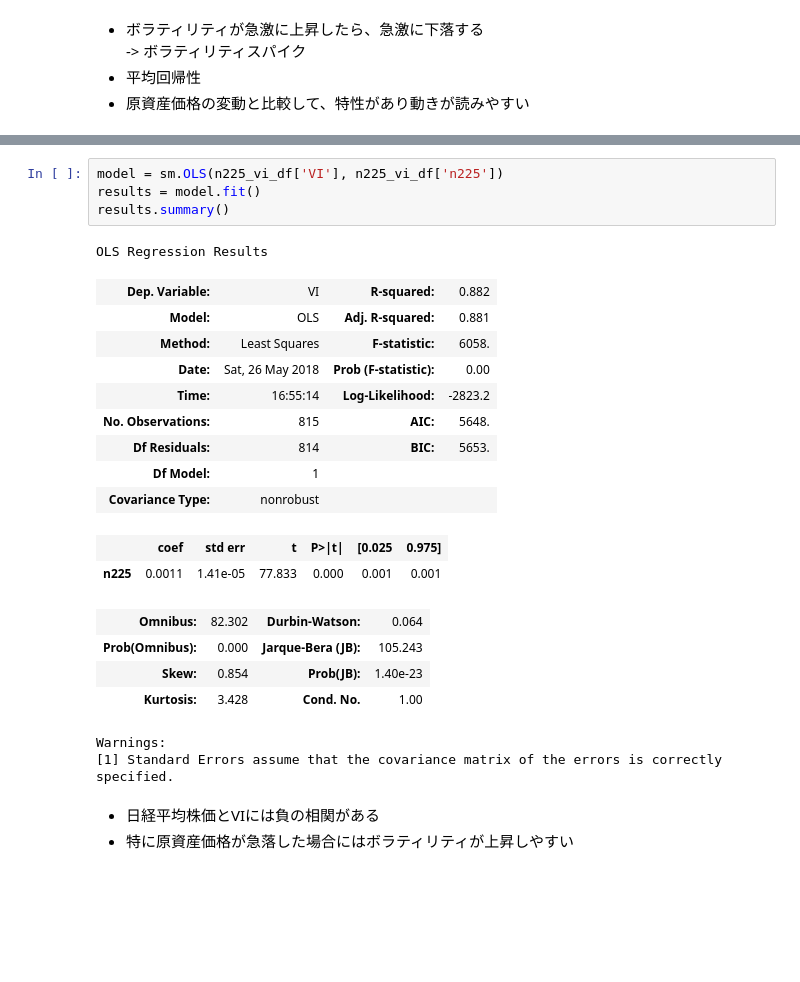
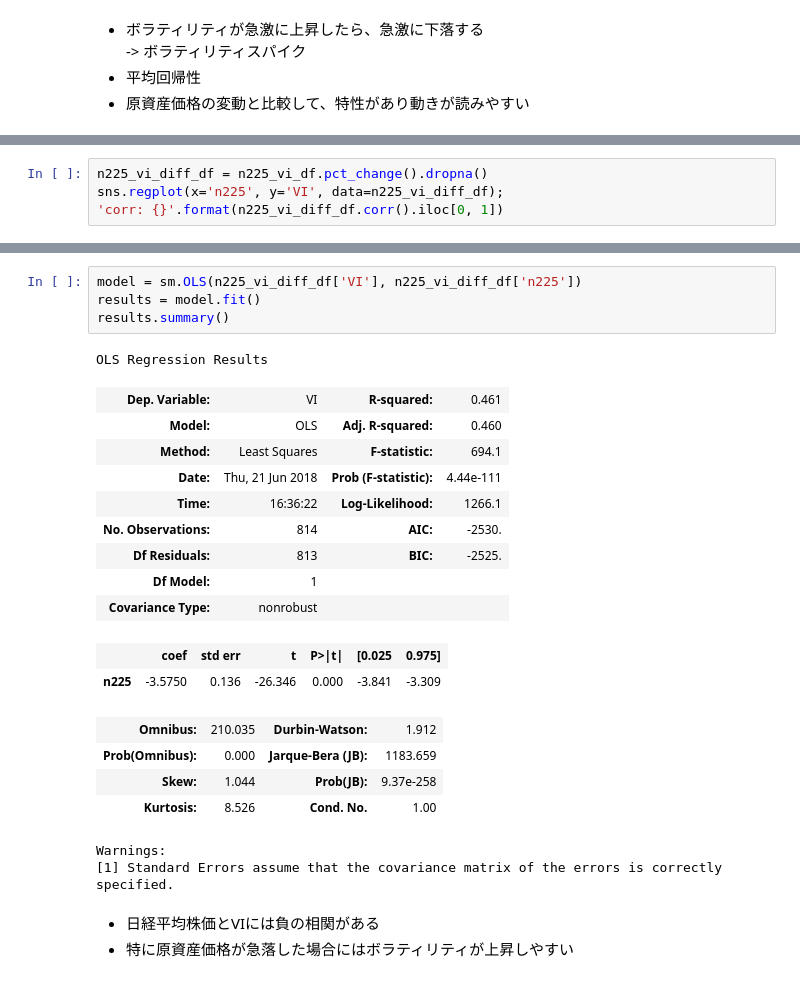
Before and after one commit to drillan/option-old, a Jupyter notebook: VolatilityFeature.ipynb, the cells around one changed output, grey strips where cells are left out. Saved outputs shown, nothing was run; the diff lists cells and outputs as text; blank space fills up the shorter version.

```diff
--- a/VolatilityFeature.ipynb
+++ b/VolatilityFeature.ipynb
@@ -82,0 +115,4 @@ sns.regplot(x='n225', y='VI', data=n225_vi_df);
+# %%
+n225_vi_diff_df = n225_vi_df.pct_change().dropna()
+sns.regplot(x='n225', y='VI', data=n225_vi_diff_df);
+'corr: {}'.format(n225_vi_diff_df.corr().iloc[0, 1])
@@ -83,24 +122,24 @@ sns.regplot(x='n225', y='VI', data=n225_vi_df);
 # %%
-model = sm.OLS(n225_vi_df['VI'], n225_vi_df['n225'])
+model = sm.OLS(n225_vi_diff_df['VI'], n225_vi_diff_df['n225'])
 results = model.fit()
 results.summary()
 # %% [output]
 OLS Regression Results
-| Dep. Variable: | VI | R-squared: | 0.882 |
-| Model: | OLS | Adj. R-squared: | 0.881 |
-| Method: | Least Squares | F-statistic: | 6058. |
-| Date: | Sat, 26 May 2018 | Prob (F-statistic): | 0.00 |
-| Time: | 16:55:14 | Log-Likelihood: | -2823.2 |
-| No. Observations: | 815 | AIC: | 5648. |
-| Df Residuals: | 814 | BIC: | 5653. |
+| Dep. Variable: | VI | R-squared: | 0.461 |
+| Model: | OLS | Adj. R-squared: | 0.460 |
+| Method: | Least Squares | F-statistic: | 694.1 |
+| Date: | Thu, 21 Jun 2018 | Prob (F-statistic): | 4.44e-111 |
+| Time: | 16:36:22 | Log-Likelihood: | 1266.1 |
+| No. Observations: | 814 | AIC: | -2530. |
+| Df Residuals: | 813 | BIC: | -2525. |
 | Df Model: | 1 |  |  |
 | Covariance Type: | nonrobust |  |  |
 |  | coef | std err | t | P>|t| | [0.025 | 0.975] |
-| n225 | 0.0011 | 1.41e-05 | 77.833 | 0.000 | 0.001 | 0.001 |
+| n225 | -3.5750 | 0.136 | -26.346 | 0.000 | -3.841 | -3.309 |
-| Omnibus: | 82.302 | Durbin-Watson: | 0.064 |
-| Prob(Omnibus): | 0.000 | Jarque-Bera (JB): | 105.243 |
-| Skew: | 0.854 | Prob(JB): | 1.40e-23 |
-| Kurtosis: | 3.428 | Cond. No. | 1.00 |
+| Omnibus: | 210.035 | Durbin-Watson: | 1.912 |
+| Prob(Omnibus): | 0.000 | Jarque-Bera (JB): | 1183.659 |
+| Skew: | 1.044 | Prob(JB): | 9.37e-258 |
+| Kurtosis: | 8.526 | Cond. No. | 1.00 |
 Warnings:
 [1] Standard Errors assume that the covariance matrix of the errors is correctly specified.
 # %% [markdown]
```
Also changed, not shown: parts of 12 cells of this notebook, 7 other files.
